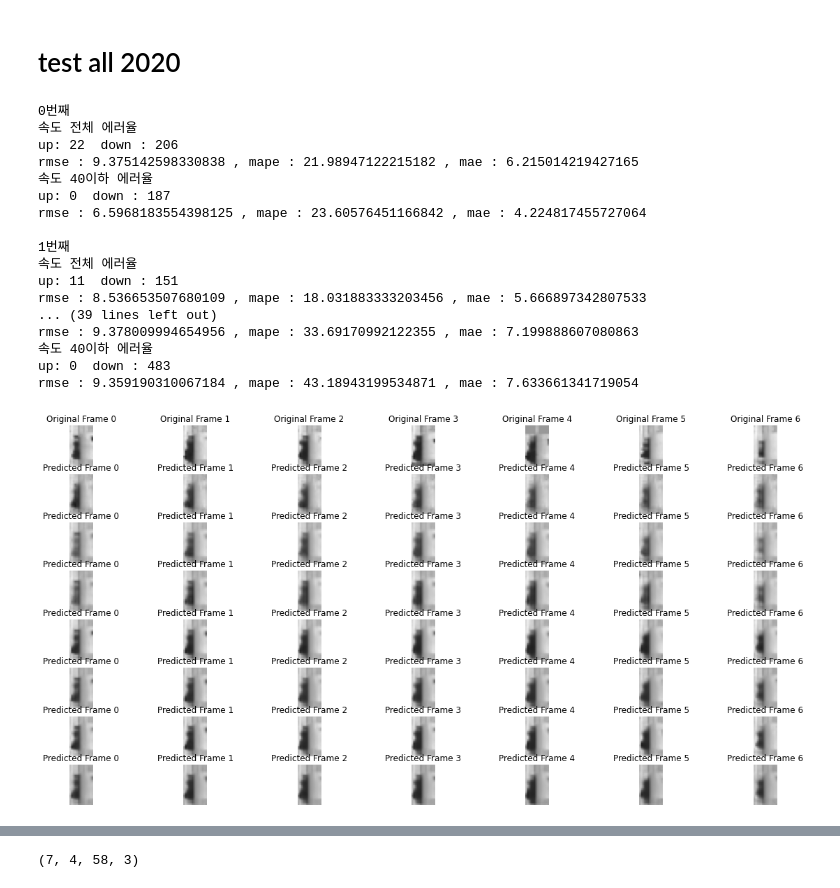
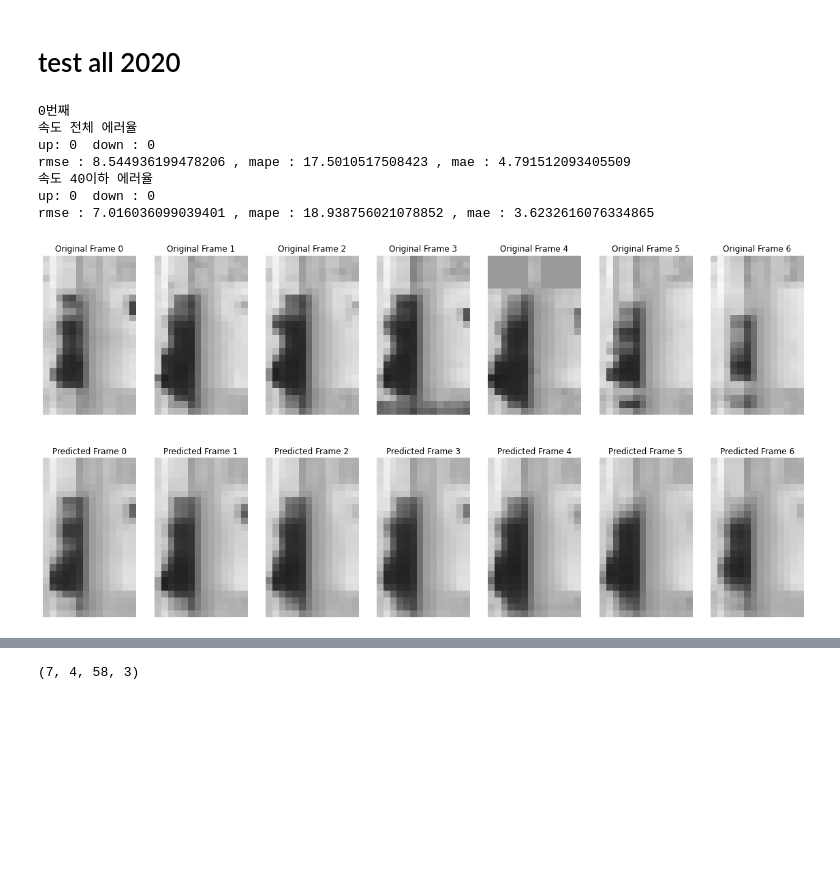
Before and after one commit to Mo0nl19ht/highway_traffic_prediction_in_Korea, a Jupyter notebook: check.ipynb, the cells around one changed output, grey strips where cells are left out. Saved outputs shown, nothing was run; the diff lists cells and outputs as text; code cells hidden in the pictures; blank space fills up the shorter version.

```diff
--- a/check.ipynb
+++ b/check.ipynb
@@ -164,14 +164,14 @@ models=[]
 
 
 
-models.append(keras.models.load_model('fixversion_128_layer3_0.00001_mse.h5'))
+# models.append(keras.models.load_model('fixversion_128_layer3_0.00001_mse.h5'))
 models.append(keras.models.load_model('fixversion_128_layer5_0.001_mse.h5'))
-models.append(keras.models.load_model('fixversion_128_layer5_0.0008_mse.h5'))
+# models.append(keras.models.load_model('fixversion_128_layer5_0.0008_mse.h5'))
 
 models.append(keras.models.load_model('fixversion_128_layer5_0.001_mape.h5'))
 models.append(keras.models.load_model('fixversion_128_layer5_0.0008_mape.h5'))
-models.append(keras.models.load_model('fixversion_128_layer5_0.0004_mape.h5'))
-models.append(keras.models.load_model('fixversion_128_layer5_0.0005_mape_0.1.h5'))
+# models.append(keras.models.load_model('fixversion_128_layer5_0.0004_mape.h5'))
+# models.append(keras.models.load_model('fixversion_128_layer5_0.0005_mape_0.1.h5'))
 # %%
 # 모든 모델 훈련시킨걸로 확인하기
 x_test = np.load(f"{path}/batch/x/3.npz")['x']
@@ -179,7 +179,7 @@ target=5 #
 originals=[]
 predicts=[]
 
-model_num=7
+model_num=1
 
 #원본데이터
 original=x_test[target+7]
@@ -189,48 +189,38 @@ for img in original:
     # print(a.shape)
     one_img=[]
     for pixels in img:
         pixel=[]
         for gray in pixels:
             pixel.append([gray,gray,gray])
         one_img.append(pixel)
     all.append(one_img)
 original=np.array(all)[:,:,:,:,0]
 
 predicts=make_predict(models, model_num, x_test ,target,original)
 
 
 fig, axes = plt.subplots(model_num+1, 7, figsize=(20, 10))
 # Plot the original frames.
 for idx, ax in enumerate(axes[0]):
     #inverse여서 1에서 빼준다
     ax.imshow((original[idx]))
     ax.set_title(f"Original Frame {idx}")
     ax.axis("off")
 
 for i in range(model_num):
     for idx, ax in enumerate(axes[i+1]):
         ax.imshow(predicts[i][idx])
         ax.set_title(f"Predicted Frame {idx}")
         ax.axis("off")
 # %% [output]
 0번째
 속도 전체 에러율
-up: 22  down : 206
-rmse : 9.375142598330838 , mape : 21.98947122215182 , mae : 6.215014219427165
+up: 0  down : 0
+rmse : 8.544936199478206 , mape : 17.5010517508423 , mae : 4.791512093405509
 속도 40이하 에러율
-up: 0  down : 187
-rmse : 6.5968183554398125 , mape : 23.60576451166842 , mae : 4.224817455727064
-
-1번째
-속도 전체 에러율
-up: 11  down : 151
-rmse : 8.536653507680109 , mape : 18.031883333203456 , mae : 5.666897342807533
-... (39 lines left out)
-rmse : 9.378009994654956 , mape : 33.69170992122355 , mae : 7.199888607080863
-속도 40이하 에러율
-up: 0  down : 483
-rmse : 9.359190310067184 , mape : 43.18943199534871 , mae : 7.633661341719054
+up: 0  down : 0
+rmse : 7.016036099039401 , mape : 18.938756021078852 , mae : 3.6232616076334865
-[figure, old version]
+[figure, new version]
 # %%
 # 모든 모델 새로운데이터로 확인하기
 
```
Also changed, not shown: parts of 9 cells of this notebook.
